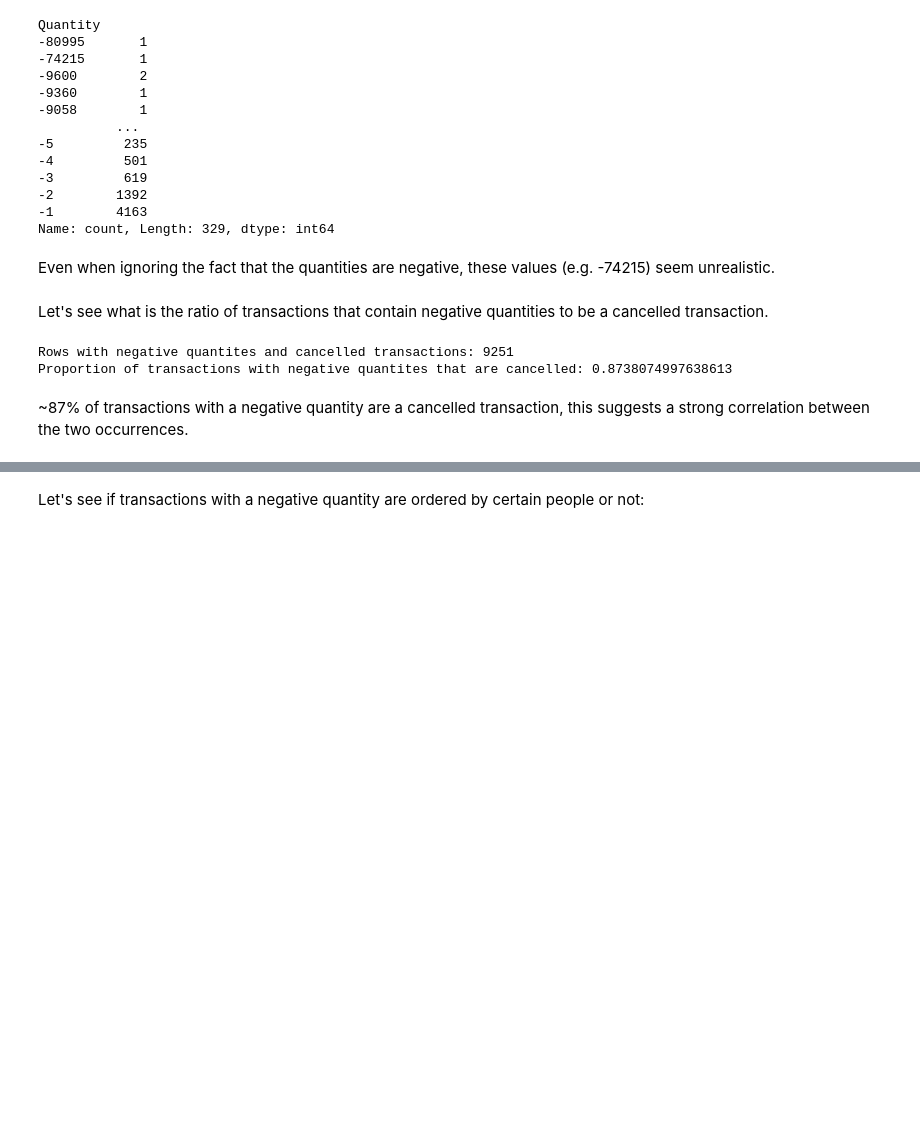
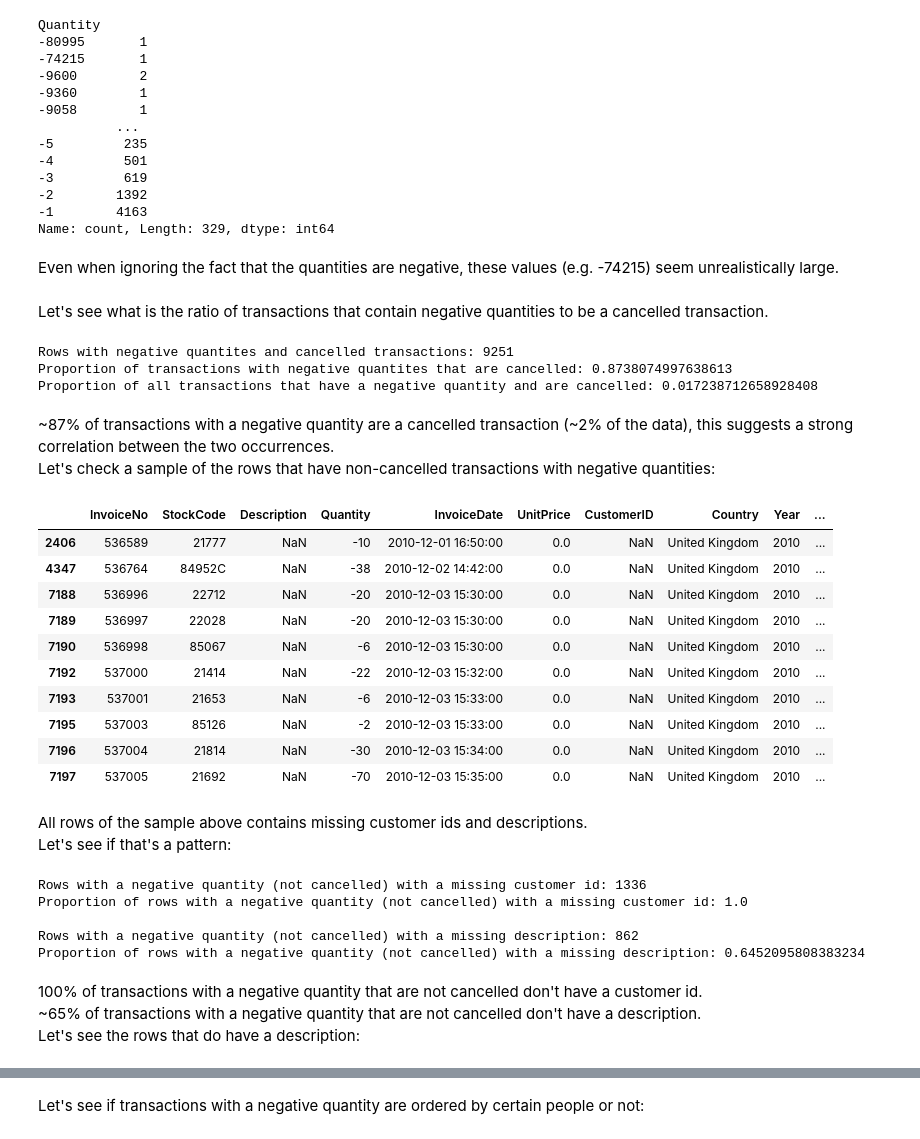
Before and after one commit to ahmed-nassr/online-retail, a Jupyter notebook: notebooks/01_raw_data_exploration.ipynb, the cells around one changed output, grey strips where cells are left out. Saved outputs shown, nothing was run; the diff lists cells and outputs as text; code cells hidden in the pictures; blank space fills up the shorter version.

Commit message:
Raw data exploration notebook update

```diff
--- a/notebooks/01_raw_data_exploration.ipynb
+++ b/notebooks/01_raw_data_exploration.ipynb
@@ -762,15 +775,55 @@ Quantity
 -1        4163
 Name: count, Length: 329, dtype: int64
 # %% [markdown]
-Even when ignoring the fact that the quantities are negative, these values (e.g. -74215) seem unrealistic.
+Even when ignoring the fact that the quantities are negative, these values (e.g. -74215) seem unrealistically large.
 # %% [markdown]
 Let's see what is the ratio of transactions that contain negative quantities to be a cancelled transaction.
 # %%
 df_neg_quantity_cancelled = df_neg_quantity[df_neg_quantity['InvoiceNo'].str.startswith('C')]
 print('Rows with negative quantites and cancelled transactions:', len(df_neg_quantity_cancelled))
 print('Proportion of transactions with negative quantites that are cancelled:', len(df_neg_quantity_cancelled) / len(df_neg_quantity))
+print('Proportion of all transactions that have a negative quantity and are cancelled:', len(df_neg_quantity_cancelled) / len(df))
 # %% [output]
 Rows with negative quantites and cancelled transactions: 9251
 Proportion of transactions with negative quantites that are cancelled: 0.8738074997638613
+Proportion of all transactions that have a negative quantity and are cancelled: 0.017238712658928408
 # %% [markdown]
-~87% of transactions with a negative quantity are a cancelled transaction, this suggests a strong correlation between the two occurrences.
+~87% of transactions with a negative quantity are a cancelled transaction (\~2% of the data), this suggests a strong correlation between the two occurrences.\
+Let's check a sample of the rows that have non-cancelled transactions with negative quantities:
+# %%
+df_neg_quantity_notcancelled = df_neg_quantity[df_neg_quantity['InvoiceNo'].str.isdigit()]
+df_neg_quantity_notcancelled.head(10)
+# %% [output]
+|  | InvoiceNo | StockCode | Description | Quantity | InvoiceDate | UnitPrice | CustomerID | Country | Year | ... |
+| 2406 | 536589 | 21777 | NaN | -10 | 2010-12-01 16:50:00 | 0.0 | NaN | United Kingdom | 2010 | ... |
+| 4347 | 536764 | 84952C | NaN | -38 | 2010-12-02 14:42:00 | 0.0 | NaN | United Kingdom | 2010 | ... |
+| 7188 | 536996 | 22712 | NaN | -20 | 2010-12-03 15:30:00 | 0.0 | NaN | United Kingdom | 2010 | ... |
+| 7189 | 536997 | 22028 | NaN | -20 | 2010-12-03 15:30:00 | 0.0 | NaN | United Kingdom | 2010 | ... |
+| 7190 | 536998 | 85067 | NaN | -6 | 2010-12-03 15:30:00 | 0.0 | NaN | United Kingdom | 2010 | ... |
+| 7192 | 537000 | 21414 | NaN | -22 | 2010-12-03 15:32:00 | 0.0 | NaN | United Kingdom | 2010 | ... |
+| 7193 | 537001 | 21653 | NaN | -6 | 2010-12-03 15:33:00 | 0.0 | NaN | United Kingdom | 2010 | ... |
+| 7195 | 537003 | 85126 | NaN | -2 | 2010-12-03 15:33:00 | 0.0 | NaN | United Kingdom | 2010 | ... |
+| 7196 | 537004 | 21814 | NaN | -30 | 2010-12-03 15:34:00 | 0.0 | NaN | United Kingdom | 2010 | ... |
+| 7197 | 537005 | 21692 | NaN | -70 | 2010-12-03 15:35:00 | 0.0 | NaN | United Kingdom | 2010 | ... |
+# %% [markdown]
+All rows of the sample above contains missing customer ids and descriptions.\
+Let's see if that's a pattern:
+# %%
+neg_quantity_notcancelled_missing_customer = df_neg_quantity_notcancelled['CustomerID'].isna()
+print('Rows with a negative quantity (not cancelled) with a missing customer id:', neg_quantity_notcancelled_missing_customer.sum())
+print('Proportion of rows with a negative quantity (not cancelled) with a missing customer id:', neg_quantity_notcancelled_missing_customer.sum() / len(df_neg_quantity_notcancelled))
+print()
+
+neg_quantity_notcancelled_missing_desc = df_neg_quantity_notcancelled['Description'].isna()
+print('Rows with a negative quantity (not cancelled) with a missing description:', neg_quantity_notcancelled_missing_desc.sum())
+print('Proportion of rows with a negative quantity (not cancelled) with a missing description:', neg_quantity_notcancelled_missing_desc.sum() / len(df_neg_quantity_notcancelled))
+# %% [output]
+Rows with a negative quantity (not cancelled) with a missing customer id: 1336
+Proportion of rows with a negative quantity (not cancelled) with a missing customer id: 1.0
+
+Rows with a negative quantity (not cancelled) with a missing description: 862
+Proportion of rows with a negative quantity (not cancelled) with a missing description: 0.6452095808383234
+# %% [markdown]
+100% of transactions with a negative quantity that are not cancelled don't have a customer id.\
+~65% of transactions with a negative quantity that are not cancelled don't have a description.\
+Let's see the rows that do have a description:
```
Also changed, not shown: parts of 40 cells of this notebook.
